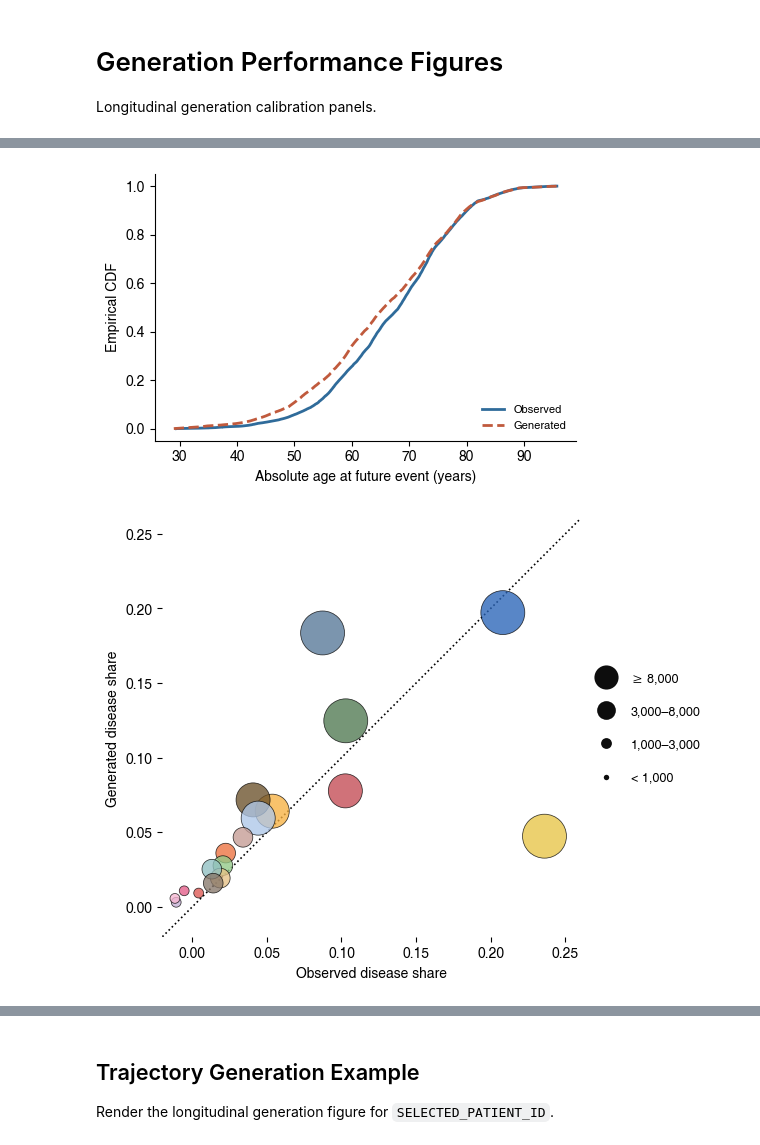
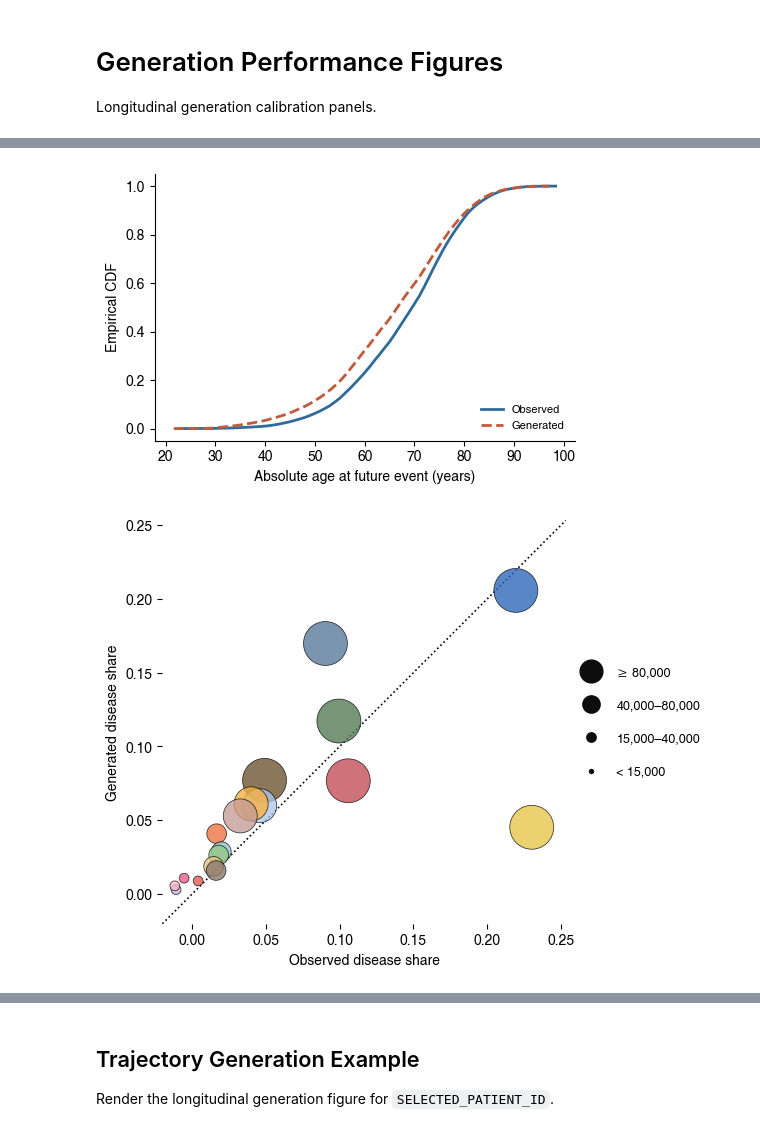
Before and after one commit to CenterforDigitalHealth/DM-CDHNet, a Jupyter notebook: figure/gen_performance.ipynb, the cells around one changed output, grey strips where cells are left out. Saved outputs shown, nothing was run; the diff lists cells and outputs as text; code cells hidden in the pictures.

```diff
--- a/figure/gen_performance.ipynb
+++ b/figure/gen_performance.ipynb
@@ -19,7 +19,7 @@ from matplotlib.lines import Line2D
 CWD = Path.cwd().resolve()
 FIGURE_DIR = CWD if (CWD / "figutils").exists() else CWD / "figure"
 REPO_ROOT = FIGURE_DIR.parent
-INPUT_DIR = REPO_ROOT / "results" / "generation_longitudinal_0506"
+INPUT_DIR = REPO_ROOT / "results" / "generation_longitudinal_0506_n10000_max1000_20260605"
 LABELS_CHAPTER_PATH = REPO_ROOT.parent / "data" / "labels_chapter.csv"
 OUTPUT_DIR = FIGURE_DIR / "out"
 OUTPUT_DIR.mkdir(parents=True, exist_ok=True)
@@ -466,12 +476,28 @@ fig.tight_layout()
 # fig.savefig(OUTPUT_DIR / "gen_future_age_ecdf.pdf", bbox_inches="tight")
 plt.show()
 # %% [output]
-[figure, old version]
+[figure, new version]
 # %%
+KR_CHAPTER_SIZE_TIER_THRESHOLDS = [80_000, 40_000, 15_000]
+KR_CHAPTER_SIZE_TIER_SIZES = [1000.0, 600.0, 200.0, 50.0]
+kr_sizes = list(KR_CHAPTER_SIZE_TIER_SIZES)
+kr_chapter_size_tiers = [
+    (thr, kr_sizes[min(i, len(kr_sizes) - 2)])
+    for i, thr in enumerate(KR_CHAPTER_SIZE_TIER_THRESHOLDS)
+]
+kr_chapter_size_tiers.append((0.0, kr_sizes[-1]))
+
 fig, ax = plt.subplots(figsize=(5.8, 5.2))
-draw_chapter_bubble_scatter(ax, freq, chapter_meta, small_jitter=0.012)
+draw_chapter_bubble_scatter(
+    ax,
+    freq,
+    chapter_meta,
+    size_tiers=kr_chapter_size_tiers,
+    small_jitter=0.012,
+    jitter_below=15_000,
+)
 fig.tight_layout()
 # fig.savefig(OUTPUT_DIR / "gen_chapter_bubble_scatter.pdf", bbox_inches="tight")
 plt.show()
 # %% [output]
-[figure, old version]
+[figure, new version]
```
Also changed, not shown: parts of 9 cells of this notebook, 4 other files.
